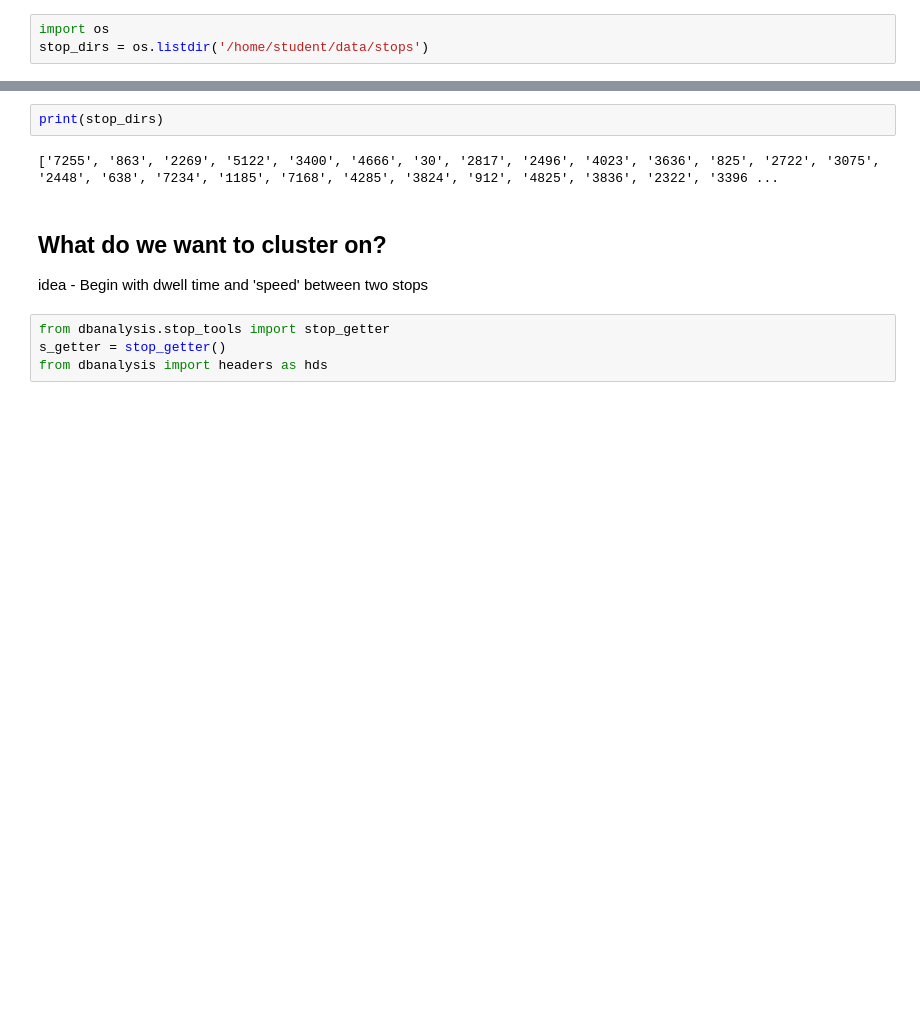
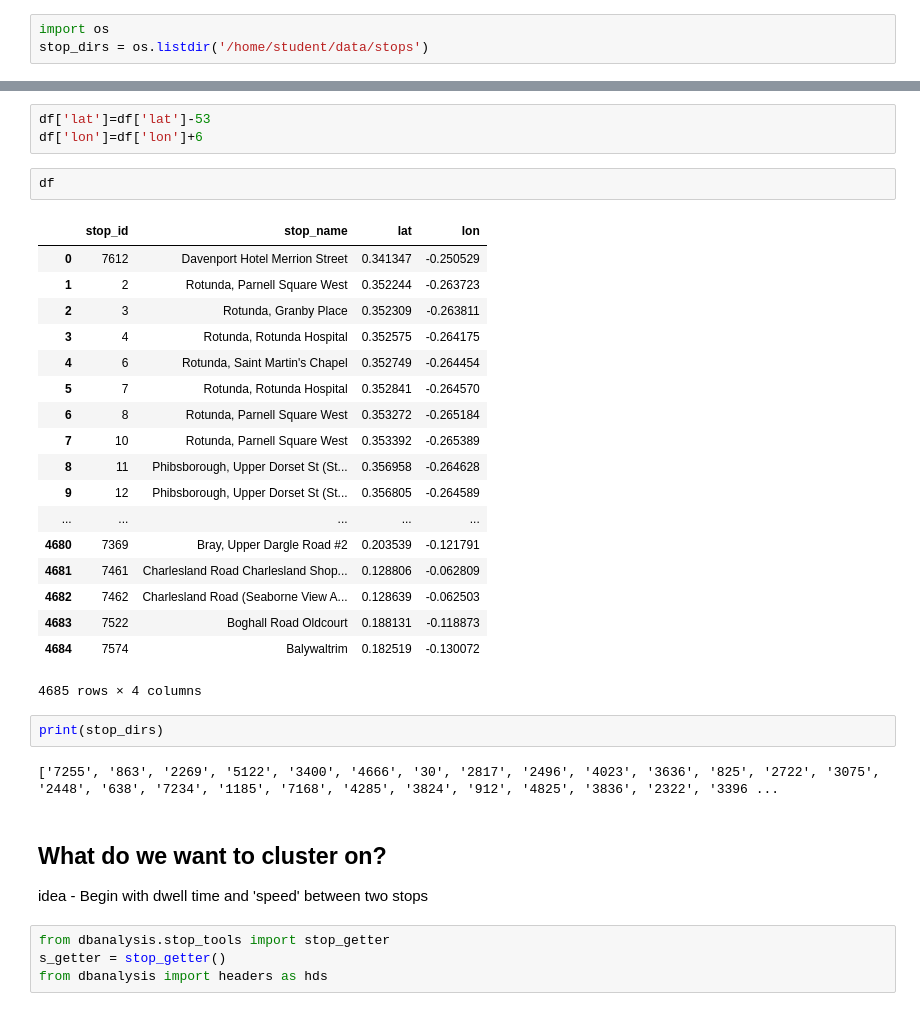
Before and after one commit to Manjunathsk92/dublinbikesanalysis, a Jupyter notebook: notebooks/Clustering?.ipynb, the cells around one changed output, grey strips where cells are left out. Saved outputs shown, nothing was run; the diff lists cells and outputs as text; blank space fills up the shorter version.

```diff
--- a/notebooks/Clustering?.ipynb
+++ b/notebooks/Clustering?.ipynb
@@ -4,3 +186,27 @@ stop_dirs = os.listdir('/home/student/data/stops')
+# %%
+df['lat']=df['lat']-53
+df['lon']=df['lon']+6
+# %%
+df
+# %% [output]
+|  | stop_id | stop_name | lat | lon |
+| 0 | 7612 | Davenport Hotel Merrion Street | 0.341347 | -0.250529 |
+| 1 | 2 | Rotunda, Parnell Square West | 0.352244 | -0.263723 |
+| 2 | 3 | Rotunda, Granby Place | 0.352309 | -0.263811 |
+| 3 | 4 | Rotunda, Rotunda Hospital | 0.352575 | -0.264175 |
+| 4 | 6 | Rotunda, Saint Martin's Chapel | 0.352749 | -0.264454 |
+| 5 | 7 | Rotunda, Rotunda Hospital | 0.352841 | -0.264570 |
+| 6 | 8 | Rotunda, Parnell Square West | 0.353272 | -0.265184 |
+| 7 | 10 | Rotunda, Parnell Square West | 0.353392 | -0.265389 |
+| 8 | 11 | Phibsborough, Upper Dorset St (St... | 0.356958 | -0.264628 |
+| 9 | 12 | Phibsborough, Upper Dorset St (St... | 0.356805 | -0.264589 |
+| ... | ... | ... | ... | ... |
+| 4680 | 7369 | Bray, Upper Dargle Road #2 | 0.203539 | -0.121791 |
+| 4681 | 7461 | Charlesland Road Charlesland Shop... | 0.128806 | -0.062809 |
+| 4682 | 7462 | Charlesland Road (Seaborne View A... | 0.128639 | -0.062503 |
+| 4683 | 7522 | Boghall Road Oldcourt | 0.188131 | -0.118873 |
+| 4684 | 7574 | Balywaltrim | 0.182519 | -0.130072 |
+4685 rows × 4 columns
 # %%
 print(stop_dirs)
 # %% [output]
```
Also changed, not shown: parts of 19 cells of this notebook, 9 other files.
